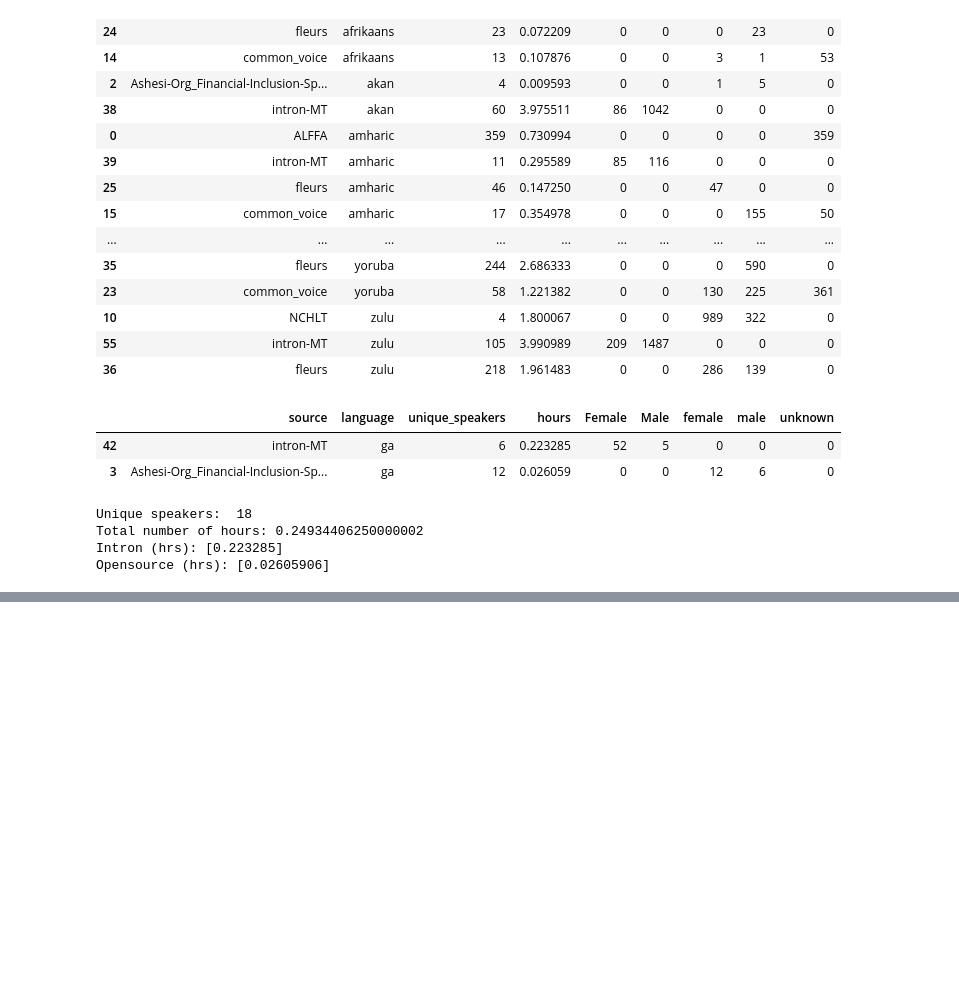
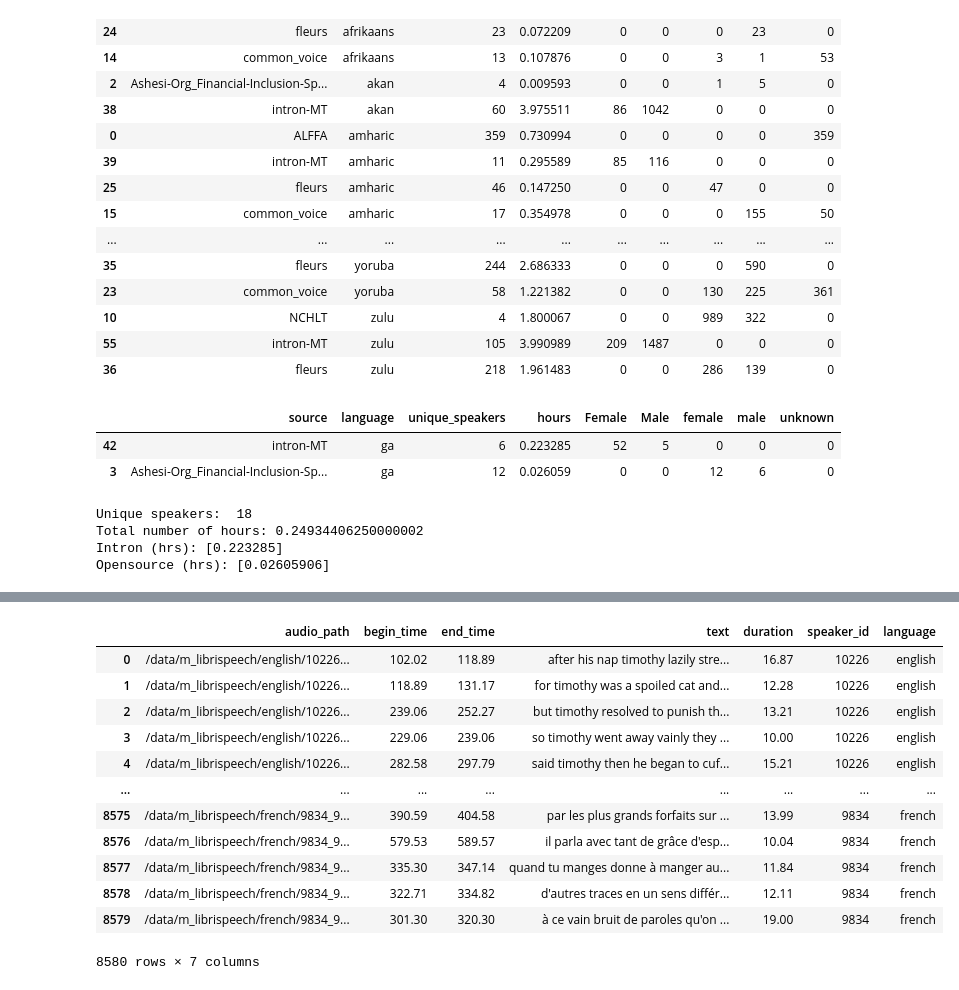
Before and after one commit to intron-innovation/AfriVox, a Jupyter notebook: notebooks/data_analysis.ipynb, the cells around one changed output, grey strips where cells are left out. Drawn from its saved outputs; the diff is of its cells as text; code cells hidden in the pictures; blank space fills up the shorter version.

```diff
--- a/notebooks/data_analysis.ipynb
+++ b/notebooks/data_analysis.ipynb
@@ -156,0 +333,3 @@ Opensource (hrs): [0.02605906]
+# %%
+base = "/home/busayo/busayo/asr_benchmarking/m_librispeech_"
+df_list = [f"{base}{lang}.csv" for  lang in ["english", "spanish", "french"]]
@@ -156,0 +348,7 @@ Opensource (hrs): [0.02605906]
+# %%
+df_full = pd.DataFrame()
+for df in df_list:
+    df_temp = pd.read_csv(df)[['audio_path', 'begin_time', 'end_time', 'text',
+        'duration', 'speaker_id',]]
+    df_temp['language'] = df.split("_")[-1].split(".")[0]
+    df_full = pd.concat([df_full, df_temp], ignore_index=True)
@@ -156,0 +364,2 @@ Opensource (hrs): [0.02605906]
+# %%
+df_full['audio_path'] = df_full['audio_path'].apply(lambda x: x.replace("m_librispeech", "/data/m_librispeech"))
@@ -156,0 +380,16 @@ Opensource (hrs): [0.02605906]
+# %%
+df_full
+# %% [output]
+|  | audio_path | begin_time | end_time | text | duration | speaker_id | language |
+| 0 | /data/m_librispeech/english/10226... | 102.02 | 118.89 | after his nap timothy lazily stre... | 16.87 | 10226 | english |
+| 1 | /data/m_librispeech/english/10226... | 118.89 | 131.17 | for timothy was a spoiled cat and... | 12.28 | 10226 | english |
+| 2 | /data/m_librispeech/english/10226... | 239.06 | 252.27 | but timothy resolved to punish th... | 13.21 | 10226 | english |
+| 3 | /data/m_librispeech/english/10226... | 229.06 | 239.06 | so timothy went away vainly they ... | 10.00 | 10226 | english |
+| 4 | /data/m_librispeech/english/10226... | 282.58 | 297.79 | said timothy then he began to cuf... | 15.21 | 10226 | english |
+| ... | ... | ... | ... | ... | ... | ... | ... |
+| 8575 | /data/m_librispeech/french/9834_9... | 390.59 | 404.58 | par les plus grands forfaits sur ... | 13.99 | 9834 | french |
+| 8576 | /data/m_librispeech/french/9834_9... | 579.53 | 589.57 | il parla avec tant de grâce d'esp... | 10.04 | 9834 | french |
+| 8577 | /data/m_librispeech/french/9834_9... | 335.30 | 347.14 | quand tu manges donne à manger au... | 11.84 | 9834 | french |
+| 8578 | /data/m_librispeech/french/9834_9... | 322.71 | 334.82 | d'autres traces en un sens différ... | 12.11 | 9834 | french |
+| 8579 | /data/m_librispeech/french/9834_9... | 301.30 | 320.30 | à ce vain bruit de paroles qu'on ... | 19.00 | 9834 | french |
+8580 rows × 7 columns
```
Also changed, not shown: parts of 32 cells of this notebook, 2 other files.
